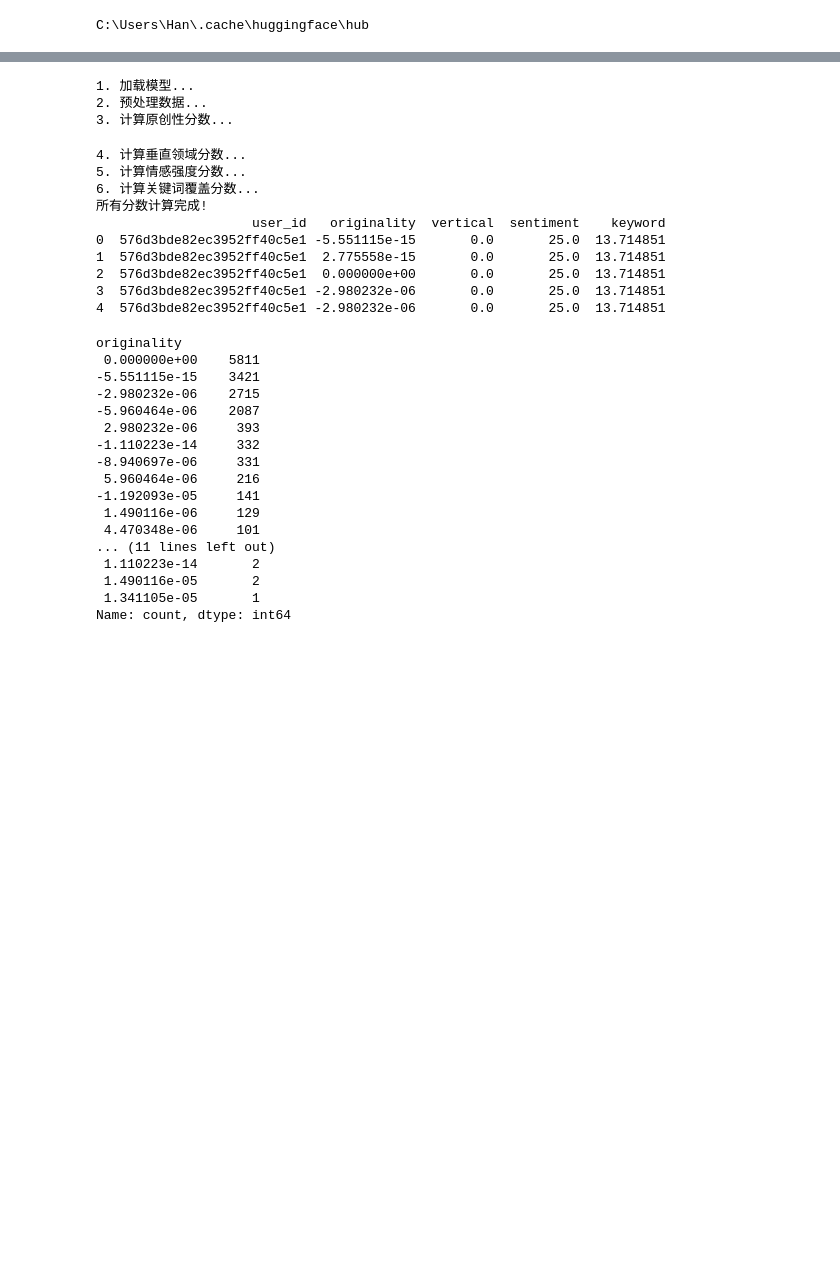
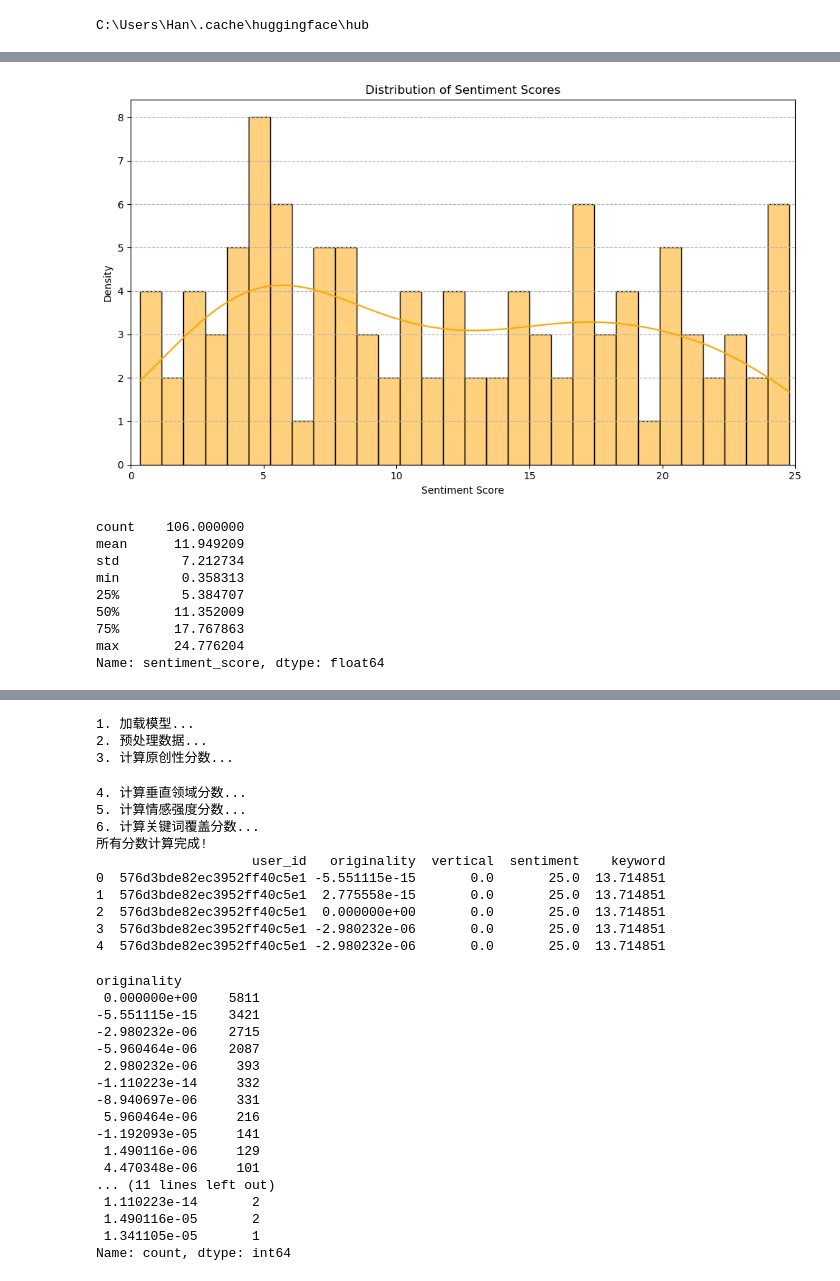
Before and after one commit to Dr-Spicy/MF_KOC, a Jupyter notebook: Scoring/dim.3/content_scoring.ipynb, the cells around one changed output, grey strips where cells are left out. Cells and saved outputs as stored; diff of their text form; code cells hidden in the pictures; blank space fills up the shorter version.

```diff
--- a/Scoring/dim.3/content_scoring.ipynb
+++ b/Scoring/dim.3/content_scoring.ipynb
@@ -611,0 +684,27 @@ dim3_score['sentiment_score'].describe()
+# %%
+# plot the histogram of dim3_score.sentiment_score
+plt.figure(figsize=(10, 6))
+sns.histplot(dim3_score['sentiment_score'], bins=30, kde=True, color='orange', stat='count')
+plt.title('Distribution of Sentiment Scores')
+plt.xlabel('Sentiment Score')
+plt.ylabel('Density')
+plt.xlim(0, 25)
+plt.xticks(np.arange(0, 26, 5))
+plt.grid(axis='y', linestyle='--')
+plt.tight_layout()
+plt.savefig('../../Data/processed/dim3_sentiment_score_distribution.png')
+plt.show()
+
+# get the statistics of dim3_score.sentiment_score
+dim3_score['sentiment_score'].describe()
+# %% [output]
+[figure, added]
+count    106.000000
+mean      11.949209
+std        7.212734
+min        0.358313
+25%        5.384707
+50%       11.352009
+75%       17.767863
+max       24.776204
+Name: sentiment_score, dtype: float64
```
Also changed, not shown: parts of 19 cells of this notebook, 9 other files.
